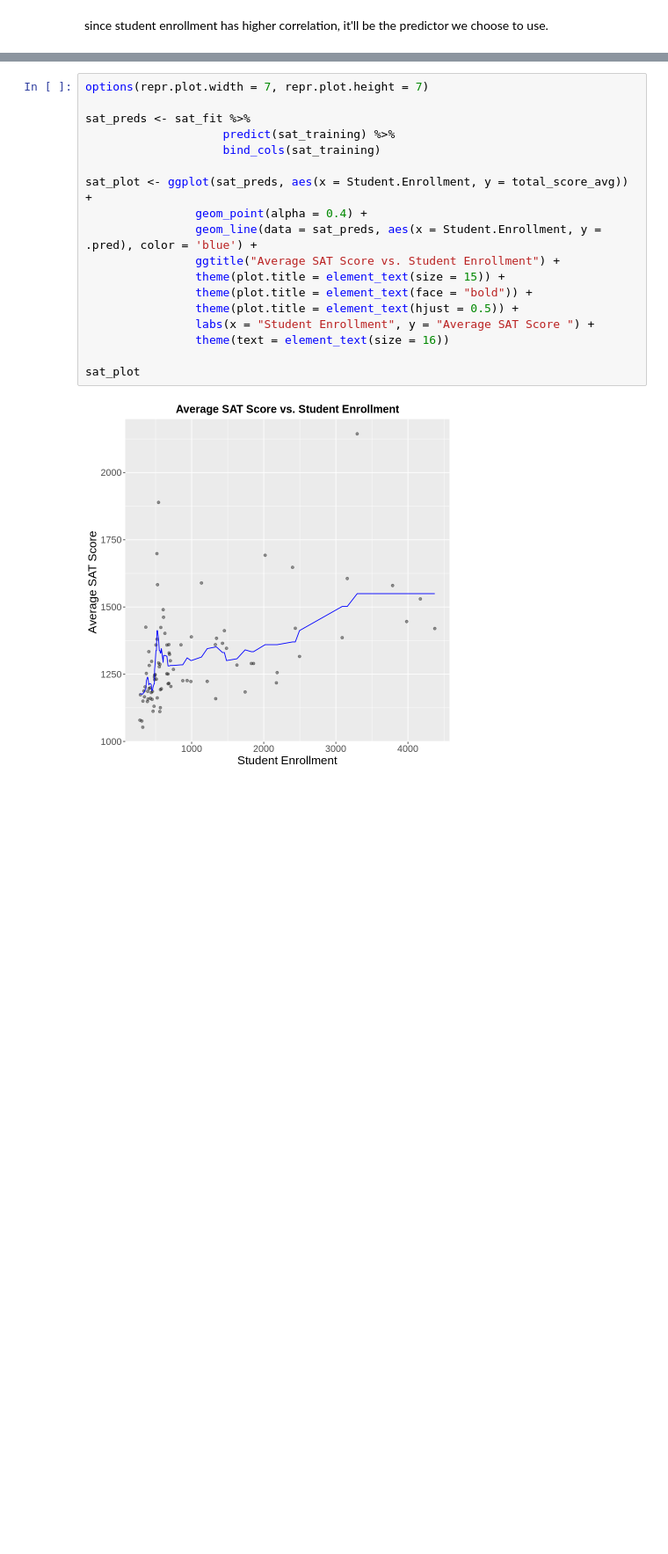
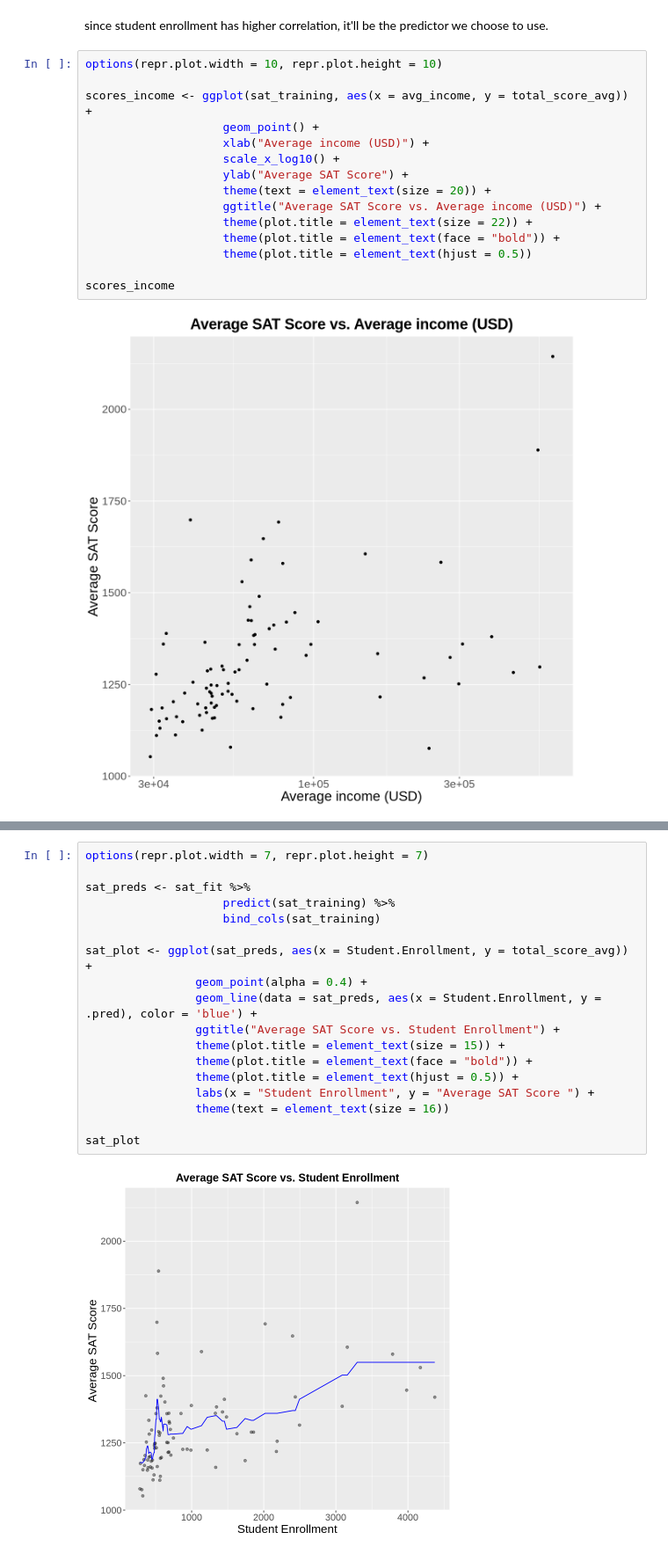
Before and after one commit to emi31770/DSCI-Project, a Jupyter notebook: Project.ipynb, the cells around one changed output, grey strips where cells are left out. Shown at 88% size. Cells and saved outputs as stored; diff of their text form; blank space fills up the shorter version.

```diff
--- a/Project.ipynb
+++ b/Project.ipynb
@@ -133,5 +154,22 @@ sat_eda
 # %% [markdown]
 since student enrollment has higher correlation, it'll be the predictor we choose to use.
+# %%
+options(repr.plot.width = 10, repr.plot.height = 10)
+
+scores_income <- ggplot(sat_training, aes(x = avg_income, y = total_score_avg)) +
+                    geom_point() +
+                    xlab("Average income (USD)") +
+                    scale_x_log10() +
+                    ylab("Average SAT Score") +
+                    theme(text = element_text(size = 20)) +
+                    ggtitle("Average SAT Score vs. Average income (USD)") +
+                    theme(plot.title = element_text(size = 22)) +
+                    theme(plot.title = element_text(face = "bold")) +
+                    theme(plot.title = element_text(hjust = 0.5))
+
+scores_income
+# %% [output]
+[figure, added]
 # %%
 options(repr.plot.width = 10, repr.plot.height = 10)
 
```
Also changed, not shown: parts of 10 cells of this notebook, 3 other files.
